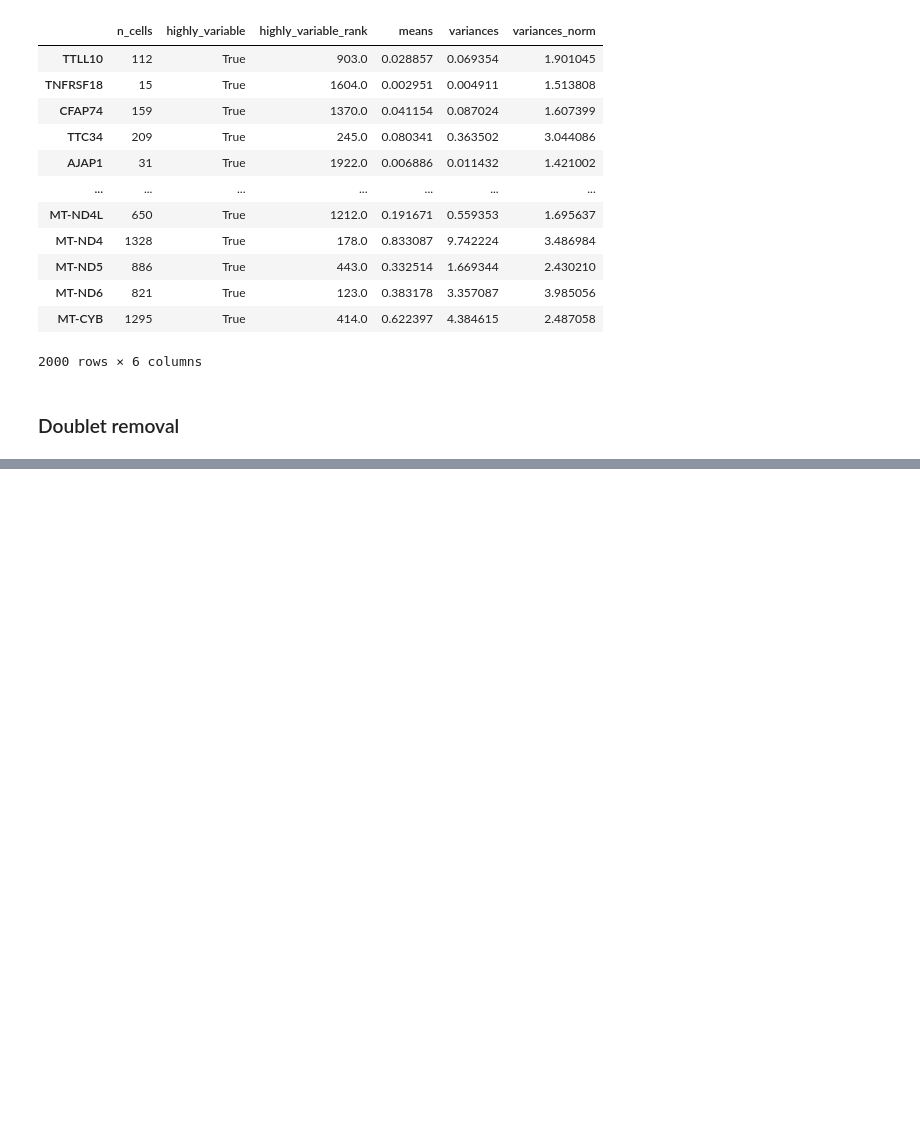
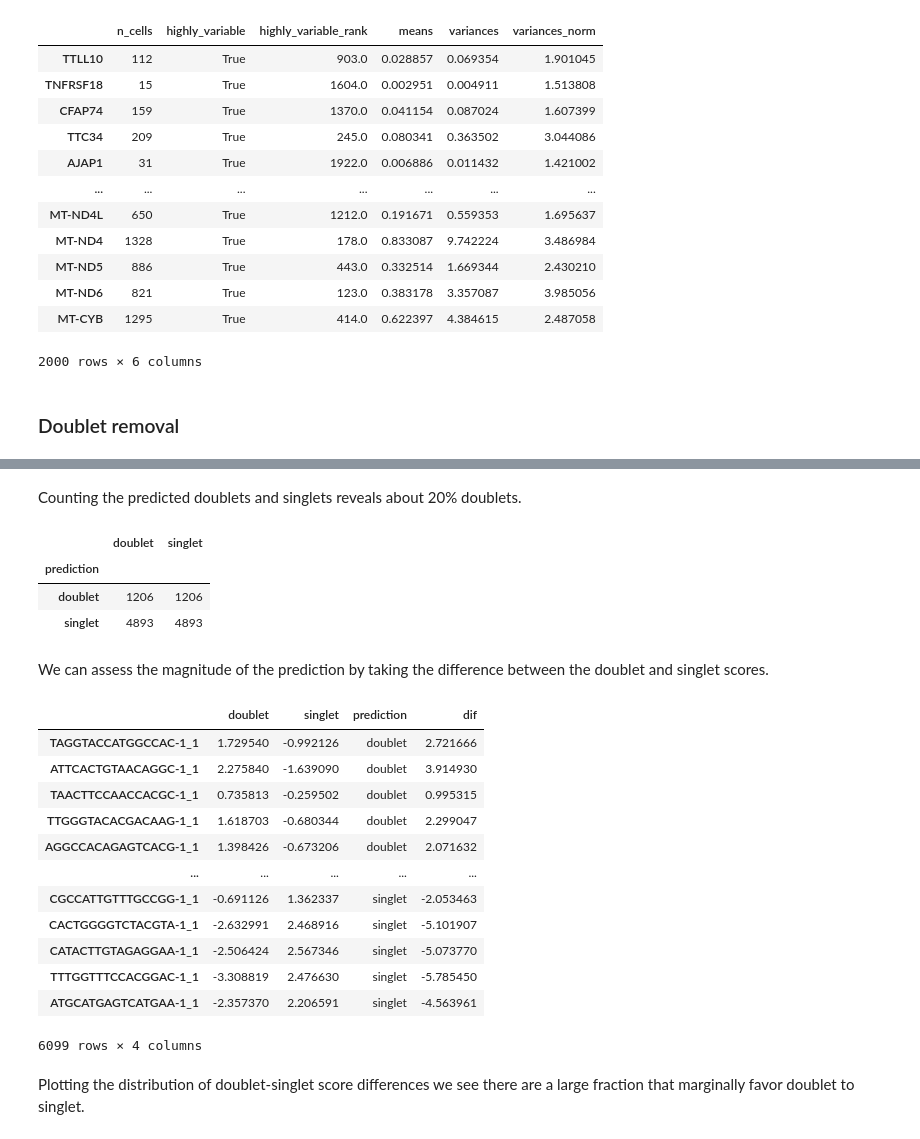
Before and after one commit to cameronraysmith/sc, a Jupyter notebook: source/02-analysis-review.ipynb, the cells around one changed output, grey strips where cells are left out. Saved outputs shown, nothing was run; the diff lists cells and outputs as text; code cells hidden in the pictures; blank space fills up the shorter version.

```diff
--- a/source/02-analysis-review.ipynb
+++ b/source/02-analysis-review.ipynb
@@ -327,0 +367,3 @@ adata.var
+# %%
+vae = scvi.model.SCVI(adata)
+vae.train()
@@ -327,0 +404,3 @@ adata.var
+# %%
+solo = scvi.external.SOLO.from_scvi_model(vae)
+solo.train()
@@ -327,0 +421,7 @@ adata.var
+# %%
+df = solo.predict()
+df["prediction"] = solo.predict(soft=False)
+
+df.index = df.index.map(lambda x: x[:-2])
+
+df
@@ -327,0 +442,30 @@ adata.var
+# %% [markdown]
+Counting the predicted doublets and singlets reveals about 20% doublets.
+# %%
+df.groupby("prediction").count()
+# %% [output]
+|  | doublet | singlet |
+| prediction |  |  |
+| doublet | 1206 | 1206 |
+| singlet | 4893 | 4893 |
+# %% [markdown]
+We can assess the magnitude of the prediction by taking the difference between the doublet and singlet scores.
+# %%
+df["dif"] = df.doublet - df.singlet
+df
+# %% [output]
+|  | doublet | singlet | prediction | dif |
+| TAGGTACCATGGCCAC-1_1 | 1.729540 | -0.992126 | doublet | 2.721666 |
+| ATTCACTGTAACAGGC-1_1 | 2.275840 | -1.639090 | doublet | 3.914930 |
+| TAACTTCCAACCACGC-1_1 | 0.735813 | -0.259502 | doublet | 0.995315 |
+| TTGGGTACACGACAAG-1_1 | 1.618703 | -0.680344 | doublet | 2.299047 |
+| AGGCCACAGAGTCACG-1_1 | 1.398426 | -0.673206 | doublet | 2.071632 |
+| ... | ... | ... | ... | ... |
+| CGCCATTGTTTGCCGG-1_1 | -0.691126 | 1.362337 | singlet | -2.053463 |
+| CACTGGGGTCTACGTA-1_1 | -2.632991 | 2.468916 | singlet | -5.101907 |
+| CATACTTGTAGAGGAA-1_1 | -2.506424 | 2.567346 | singlet | -5.073770 |
+| TTTGGTTTCCACGGAC-1_1 | -3.308819 | 2.476630 | singlet | -5.785450 |
+| ATGCATGAGTCATGAA-1_1 | -2.357370 | 2.206591 | singlet | -4.563961 |
+6099 rows × 4 columns
+# %% [markdown]
+Plotting the distribution of doublet-singlet score differences we see there are a large fraction that marginally favor doublet to singlet.
```
Also changed, not shown: parts of 42 cells of this notebook, 2 other files.
